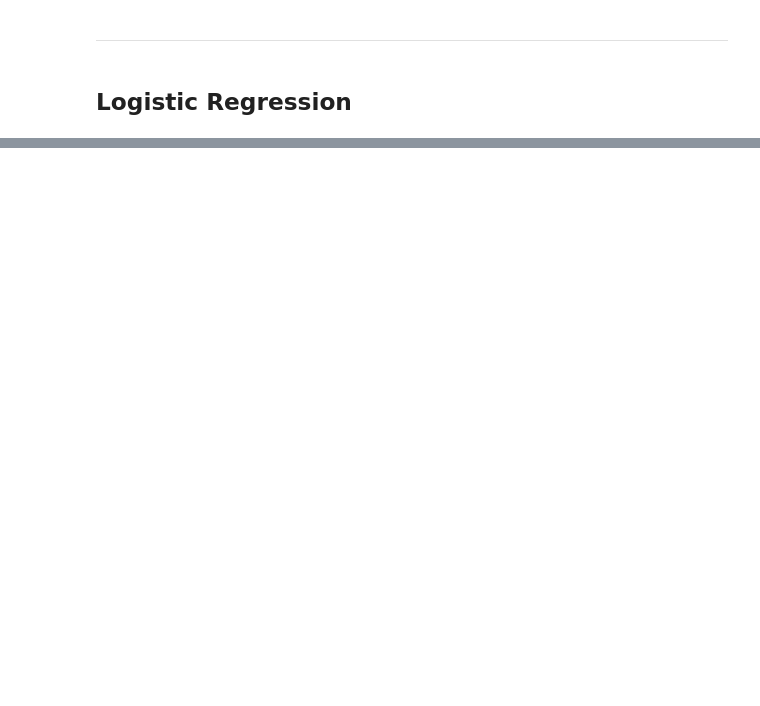
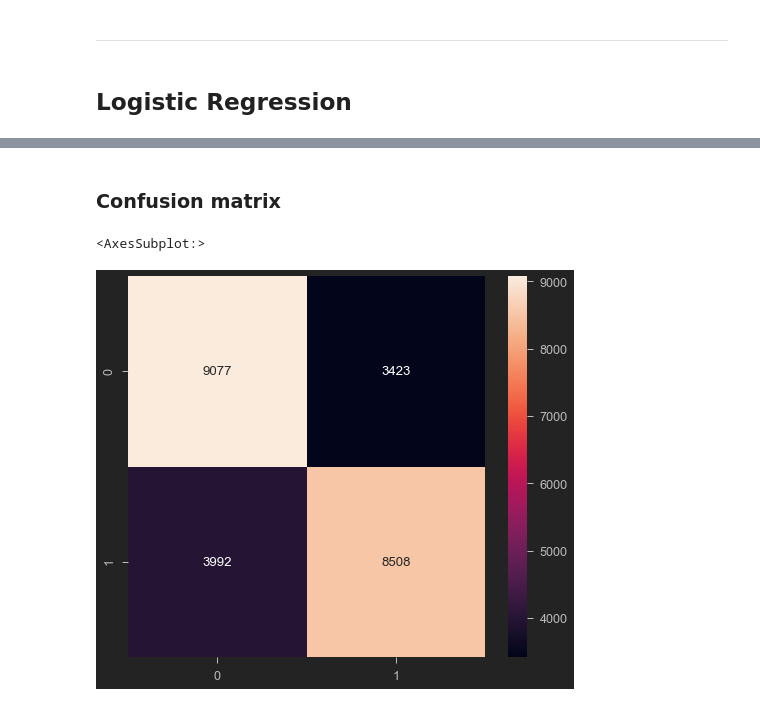
Before and after one commit to atomesZ/nlp, a Jupyter notebook: logistic_regression.ipynb, the cells around one changed output, grey strips where cells are left out. Drawn from its saved outputs; the diff is of its cells as text; code cells hidden in the pictures; blank space fills up the shorter version.

```diff
--- a/logistic_regression.ipynb
+++ b/logistic_regression.ipynb
@@ -134,0 +213,8 @@ sns.heatmap(pd.DataFrame(clf_report).iloc[:-1, :-2].T, annot=True, fmt='g')
+# %% [markdown]
+### Confusion matrix
+# %%
+cm : numpy.ndarray = confusion_matrix(y_test, y_pred)
+sns.heatmap(cm, annot=True, fmt='g')
+# %% [output]
+<AxesSubplot:>
+[figure, added]
```
Also changed, not shown: parts of 30 cells of this notebook.
